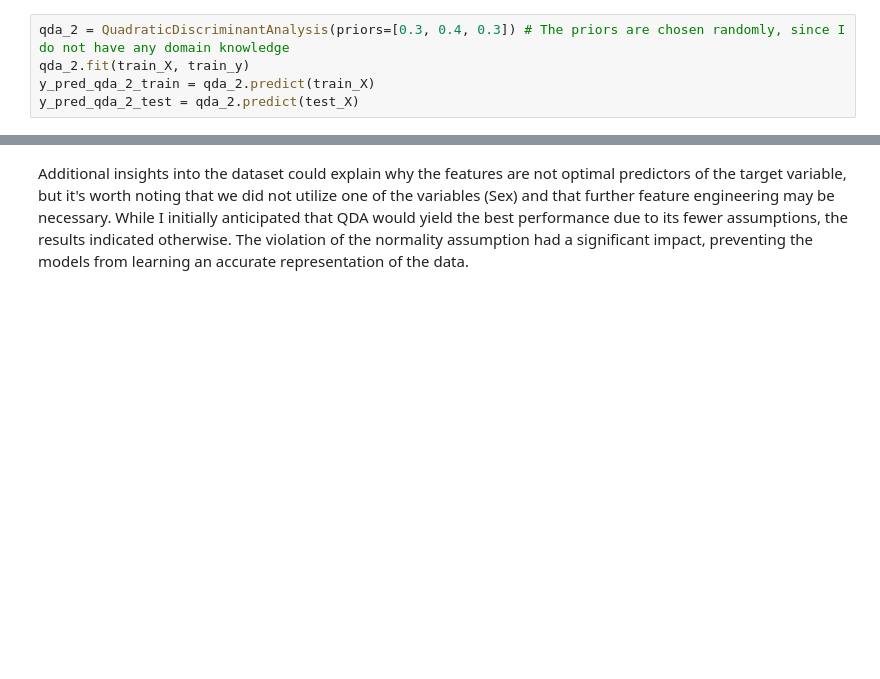
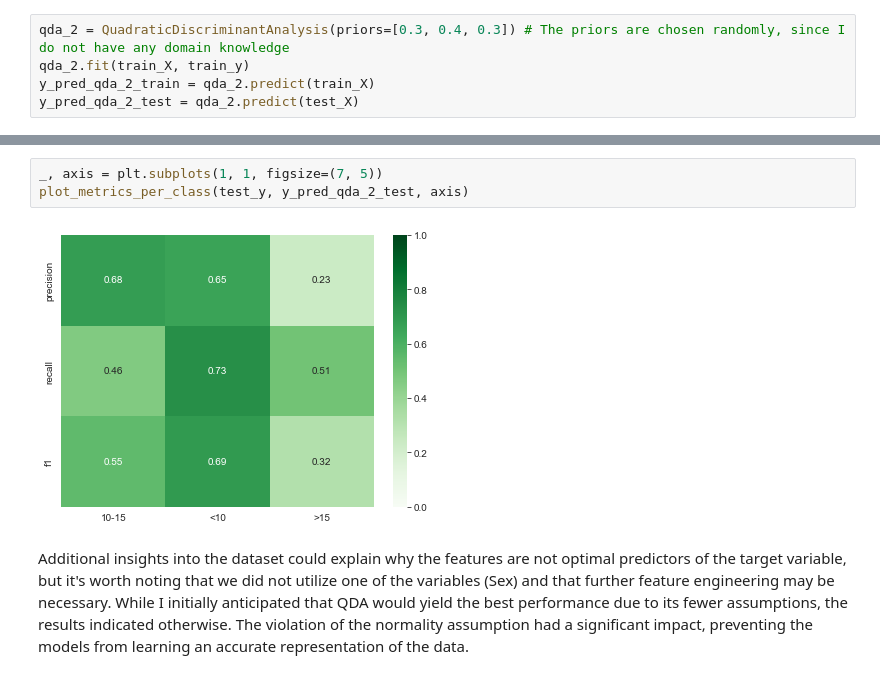
Before and after one commit to kiril-b/Machine-Learning-Labs, a Jupyter notebook: generative_classifiers_Lab1.ipynb, the cells around one changed output, grey strips where cells are left out. Drawn from its saved outputs; the diff is of its cells as text; blank space fills up the shorter version.

```diff
--- a/generative_classifiers_Lab1.ipynb
+++ b/generative_classifiers_Lab1.ipynb
@@ -228,2 +318,7 @@ print_results(train_y, test_y, y_pred_qda_2_train, y_pred_qda_2_test, qda_2)
+# %%
+_, axis = plt.subplots(1, 1, figsize=(7, 5))
+plot_metrics_per_class(test_y, y_pred_qda_2_test, axis)
+# %% [output]
+[figure, added]
 # %% [markdown]
 Additional insights into the dataset could explain why the features are not optimal predictors of the target variable, but it's worth noting that we did not utilize one of the variables (Sex) and that further feature engineering may be necessary. While I initially anticipated that QDA would yield the best performance due to its fewer assumptions, the results indicated otherwise. The violation of the normality assumption had a significant impact, preventing the models from learning an accurate representation of the data.
```
Also changed, not shown: parts of 21 cells of this notebook.
